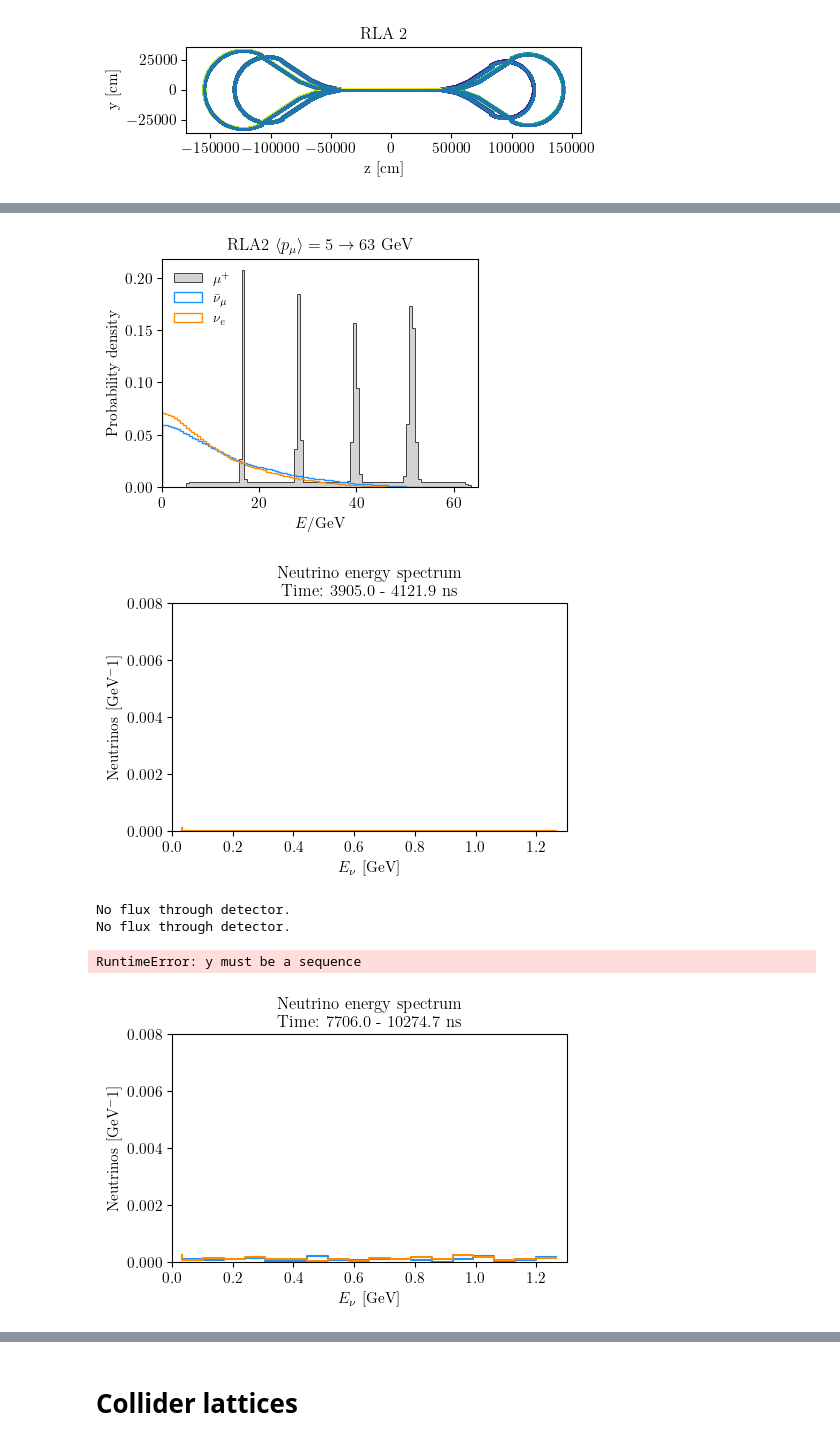
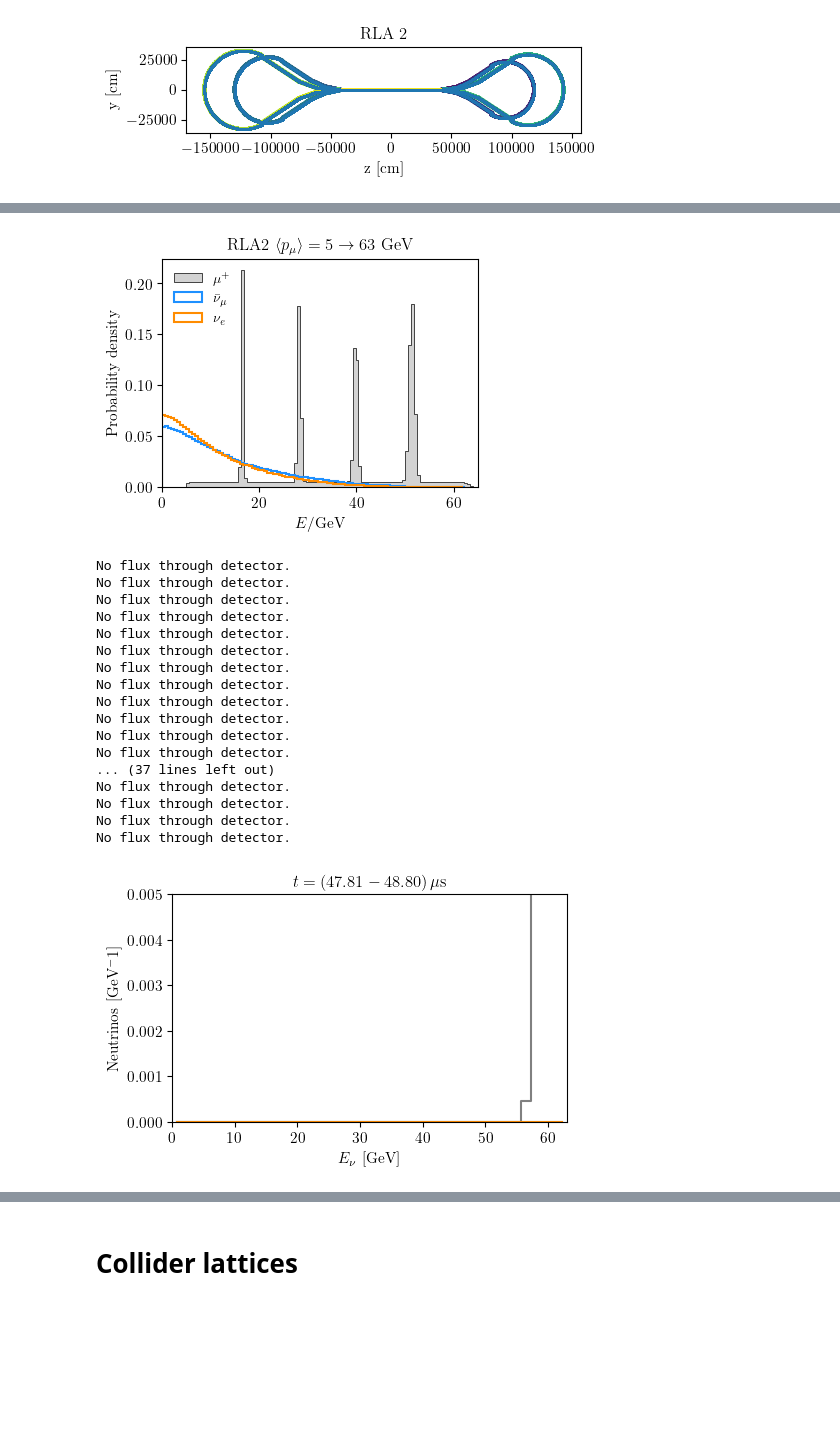
Before and after one commit to jchoi55/MINeut, a Jupyter notebook: first_examples.ipynb, the cells around one changed output, grey strips where cells are left out. Cells and saved outputs as stored; diff of their text form; code cells hidden in the pictures; blank space fills up the shorter version.

```diff
--- a/first_examples.ipynb
+++ b/first_examples.ipynb
@@ -303,14 +354,14 @@ PA_numu = MuDecaySimulator(
     design,
     nuflavor='numu',
     direction="right",
-    n_evals=1e6,
+    n_evals=1e5,
     )
 
 PA_nue = MuDecaySimulator(
     design,
     nuflavor='nue',
     direction="right",
-    n_evals=1e6,
+    n_evals=1e5,
     )
 
 PA_numu.decay_muons()
@@ -363,7 +542,7 @@ from matplotlib.animation import FuncAnimation
 # Bin times and energies
 time_bins = np.linspace(PA_numu.mutimes.min(), PA_numu.mutimes.max(), 20)
 dt = time_bins[1] - time_bins[0]
-enu_edges = np.linspace(0, 1.3, 20)
+enu_edges = np.linspace(0, 1.3, 30)
 enu = (enu_edges[1:] + enu_edges[:-1]) / 2
 
 
@@ -607,9 +782,9 @@ fig.savefig('plots/RLA2_energy_spectrum_logE.pdf', dpi=300, bbox_inches='tight')
 fig, ax = pt.std_fig(figsize=(4,3))
 fsize=12
 n_bins = 100
-ax.hist(RLA2_numu.pmu['E'], weights=RLA2_numu.weights, bins=n_bins, label=r'$\mu^+$', facecolor='lightgrey', edgecolor='black', lw=0.5, histtype='stepfilled', density=True)
-ax.hist(RLA2_numu.pnu['E'], weights=RLA2_numu.weights, bins=n_bins, label=r'$\bar\nu_\mu$', color='dodgerblue', histtype='step', density=True)
-ax.hist(RLA2_nue.pnu['E'], weights=RLA2_nue.weights, bins=n_bins, label=r'$\nu_e$', color='darkorange', histtype='step', density=True)
+ax.hist(RLA2_numu.pmu['E'], weights=RLA2_numu.weights[:,0], bins=n_bins, label=r'$\mu^+$', facecolor='lightgrey', edgecolor='black', lw=0.5, histtype='stepfilled', density=True)
+ax.hist(RLA2_numu.pnu['E'], weights=RLA2_numu.weights[:,0], lw=1.5, bins=n_bins, label=r'$\bar\nu_\mu$', color='dodgerblue', histtype='step', density=True)
+ax.hist(RLA2_nue.pnu['E'], weights=RLA2_nue.weights[:,0], lw=1.5, bins=n_bins, label=r'$\nu_e$', color='darkorange', histtype='step', density=True)
 
 ax.legend(frameon=False,loc='upper left')
 ax.set_xlim(0,65)
@@ -620,14 +795,14 @@ ax.set_title(r'RLA2 $\langle p_\mu \rangle = 5 \to 63$~GeV',fontsize=fsize)
 
 fig.savefig('plots/RLA2_energy_spectrum.pdf', dpi=300, bbox_inches='tight')
 # %% [output]
-[figure, old version]
+[figure, new version]
 # %%
-def make_animation_over_time(MuC_acc_numu, MuC_acc_nue, name='test'):
+def make_animation_over_time(MuC_acc_numu, MuC_acc_nue, name='test',Emax=6):
 
     # Bin times and energies
-    time_bins = np.linspace(MuC_acc_numu.mutimes.min(), MuC_acc_numu.mutimes.max(), 20)
+    time_bins = np.linspace(MuC_acc_numu.mutimes.min(), MuC_acc_numu.mutimes.max(), 50)
     dt = time_bins[1] - time_bins[0]
-    enu_edges = np.linspace(0, 1.3, 20)
+    enu_edges = np.linspace(0, Emax, 40)
     enu = (enu_edges[1:] + enu_edges[:-1]) / 2
 
     # Set up figure
@@ -636,7 +811,7 @@ def make_animation_over_time(MuC_acc_numu, MuC_acc_nue, name='test'):
     line1, = ax.step([], [], color='dodgerblue')
     line2, = ax.step([], [], color='darkorange')
     ax.set_xlim(enu_edges[0], enu_edges[-1])
-    ax.set_ylim(0, 0.008)
+    ax.set_ylim(0, 0.005)
     ax.set_xlabel(r'$E_{\nu}$ [GeV]')
     ax.set_ylabel('Neutrinos [GeV$^-1$]')
     ax.set_title('Neutrino energy spectrum vs time')
@@ -651,48 +826,62 @@ def make_animation_over_time(MuC_acc_numu, MuC_acc_nue, name='test'):
         # Get the time window
         t_min, t_max = time_bins[i], time_bins[i + 1]
 
         # Create mask for valid events in this time bin
         mask_numu = (MuC_acc_numu.mutimes >= t_min) & (MuC_acc_numu.mutimes < t_max)
         mask_nue = (MuC_acc_nue.mutimes >= t_min) & (MuC_acc_nue.mutimes < t_max)
 
         _, flux_numu = MuC_acc_numu.get_flux_at_generic_location(
-                    det_location=[0, 0, 1e5],
-                    det_radius=10e5,
+                    det_location=[0, 0, 5e5],
+                    det_radius=1e5,
                     ebins=enu_edges,
                     acceptance=False,
                     per_area=False,
                     new_polarization=None,
                     normalization=1,
                     mask=mask_numu)
 
         _, flux_nue = MuC_acc_nue.get_flux_at_generic_location(
-                    det_location=[0, 0, 1e5],
-                    det_radius=10e5,
+                    det_location=[0, 0, 5e5],
+                    det_radius=1e5,
                     ebins=enu_edges,
                     acceptance=False,
                     per_area=False,
                     new_polarization=None,
                     normalization=1,
                     mask=mask_nue)
-        hist_mu, _ = np.histogram(MuC_acc_numu.pmu['E'][mask_numu], bins=enu_edges, weights=MuC_acc_numu.weights[mask_numu,0], density=True)
-        line0.set_data(enu, hist_mu/np.max(hist_mu) * 0.005)
+
+        hist_mu, _ = np.histogram(MuC_acc_numu.pmu['E'][mask_numu], bins=enu_edges, weights=MuC_acc_numu.weights[mask_numu,0], density=False)
+        line0.set_data(enu, hist_mu/np.max(hist_mu) * 0.02)
         line1.set_data(enu, flux_numu)
         line2.set_data(enu, flux_nue)
-        ax.set_title(f'Neutrino energy spectrum\nTime: {t_min*1e9:.1f} - {t_max*1e9:.1f} ns')
+        ax.set_title(rf'$t = ({t_min*1e6:.2f} - {t_max*1e6:.2f}) \,\mu$s')
         return line0, line1, line2,
 
     ani = FuncAnimation(fig, animate, frames=len(time_bins)-1, init_func=init, blit=True, interval=200)
     fig.tight_layout()
-    ani.save(f'plots/numu_energy_vs_time_{name}.gif', writer='pillow', fps=10)
+    ani.save(f'plots/numu_energy_vs_time_{name}.gif', writer='pillow', fps=20)
     plt.show()
-make_animation_over_time(RLA1_numu, RLA1_nue, name='RLA1')
-make_animation_over_time(RLA2_numu, RLA2_nue, name='RLA2')
+# make_animation_over_time(RLA1_numu, RLA1_nue, name='RLA1', Emax=5.0)
+make_animation_over_time(RLA2_numu, RLA2_nue, name='RLA2', Emax=63)
 # %% [output]
+No flux through detector.
+No flux through detector.
+No flux through detector.
+No flux through detector.
+No flux through detector.
+No flux through detector.
+No flux through detector.
+No flux through detector.
+No flux through detector.
+No flux through detector.
+No flux through detector.
+No flux through detector.
+... (37 lines left out)
+No flux through detector.
+No flux through detector.
+No flux through detector.
+No flux through detector.
-[figure, old version]
+[figure, new version]
-No flux through detector.
-No flux through detector.
-RuntimeError: y must be a sequence
-[figure, removed]
 # %%
 def plot_avgE_vs_time(MuC_acc_numu, MuC_acc_nue):
     # Bin mutimes and compute average neutrino energy in each bin
```
Also changed, not shown: parts of 21 cells of this notebook, 29 other files.
